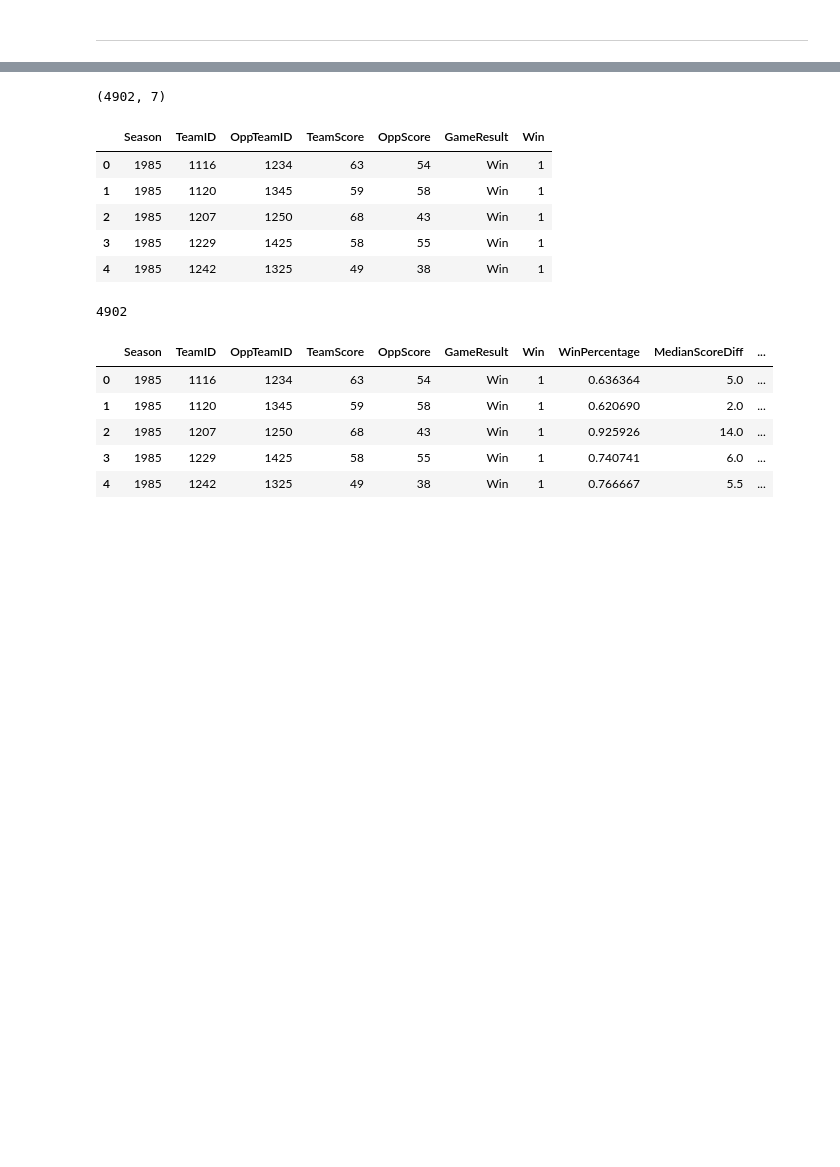
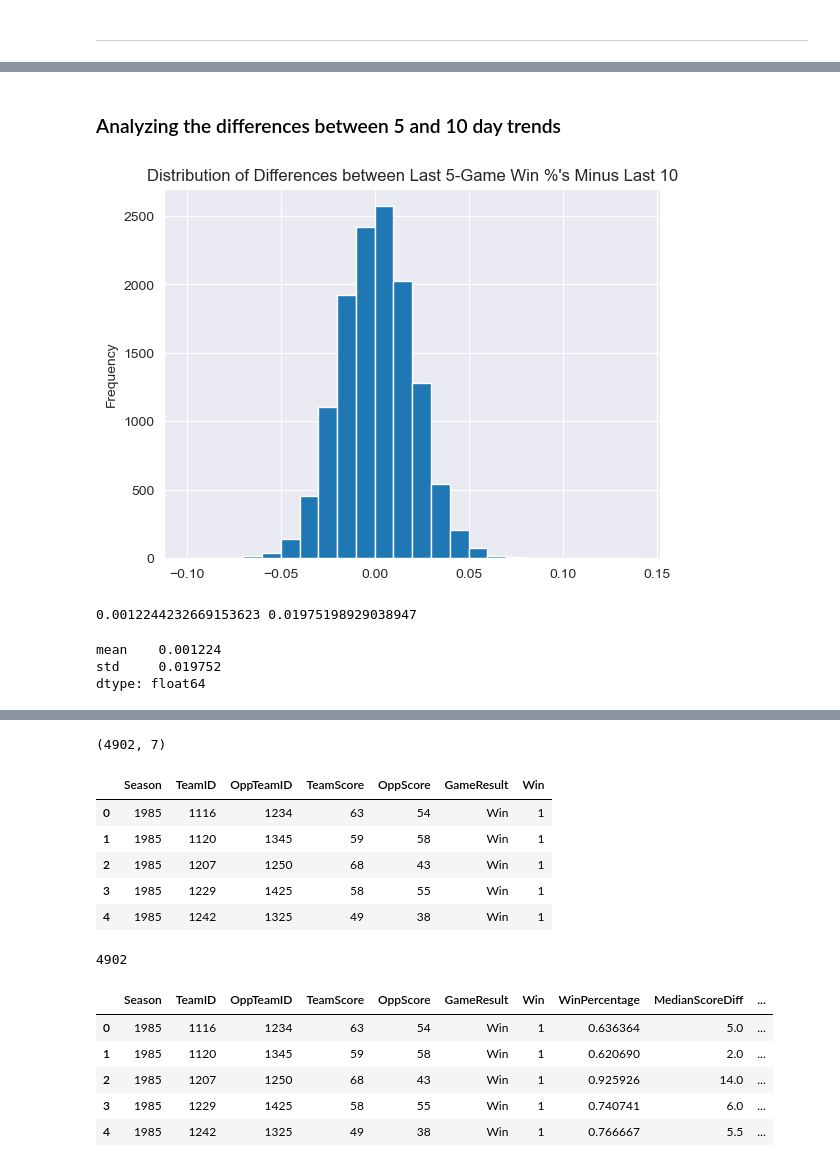
Before and after one commit to dvdhartsman/March_Machine_Learning_Mania_2024, a Jupyter notebook: Data_Understanding_and_Aggregation.ipynb, the cells around one changed output, grey strips where cells are left out. Cells and saved outputs as stored; diff of their text form; code cells hidden in the pictures; blank space fills up the shorter version.

```diff
--- a/Data_Understanding_and_Aggregation.ipynb
+++ b/Data_Understanding_and_Aggregation.ipynb
@@ -1362,3 +1531,4 @@ mens_seeds
 # %%
-# Next step
-mens_seeds["Chalk_Seed"] = mens_seeds["Seed"].str.replace("a", "").str.replace("b", "").str[1:].astype("int")
+# Next step is transferring Seeding information to our aggregated dataframe, sending both alpha-numeric and numeric
+all_seeds["Chalk_Seed"] = all_seeds["Seed"].str.replace("a", "").str.replace("b", "").str[1:].astype("int16")
+all_seeds.head()
@@ -1365,2 +1542,4 @@ mens_seeds["Chalk_Seed"] = mens_seeds["Seed"].str.replace("a", "").str.replace("
 # %%
-df_agg = df_agg.merge(mens_seeds, on=["Season", "TeamID"], how="left")
+# Merging Historical Seed Data - Chalk Seed and Seed added
+
+df_agg = df_agg.merge(all_seeds[["Chalk_Seed", "Seed", "Season", "TeamID"]], on=["Season", "TeamID"], how="left")
@@ -1375,0 +1557,42 @@ df_agg.head()
+# %%
+# Adding some final features
+
+# Win Percentage
+df_agg["win_perc"] = df_agg["Win_Total"] / (df_agg["Win_Total"] + df_agg["Loss_Total"])
+
+# Home Record
+df_agg["home_win_perc"] = df_agg["HomeWins"] / (df_agg["HomeWins"] + df_agg["HomeLoss"])
+
+
+# Road Record
+df_agg["road_win_perc"] = df_agg["RoadWins"] / (df_agg["RoadWins"] + df_agg["RoadLoss"])
+
+# Neutral Site Record
+df_agg["neutral_win_perc"] = df_agg["NeutralWins"] / (df_agg["NeutralWins"] + df_agg["NeutralLoss"])
+
+# OT Wins
+df_agg["ot_win_perc"] = df_agg["OTWins"] / (df_agg["OTWins"] + df_agg["OTLoss"])
+
+# Close Games
+df_agg["close_game_win_perc"] = df_agg["CloseWins"] / df_agg["CloseGames"]
+# %% [markdown]
+### Analyzing the differences between 5 and 10 day trends
+# %%
+# Plotting the distributions of differences between last 5 game win % and last 10 game win %
+
+(df_agg["LastFiveWinPerc"] - df_agg["LastTenWinPerc"])\
+.plot(kind="hist", bins=np.arange(-.1, .15, .01), \
+      title="Distribution of Differences between Last 5-Game Win %'s Minus Last 10");
+# %% [output]
+[figure, added]
+# %%
+# Assigning Pt Estimates for win percentage
+
+win_mean, win_std = (df_agg["LastFiveWinPerc"] - df_agg["LastTenWinPerc"]).agg(["mean", "std"])
+print(win_mean, win_std)
+(df_agg["LastFiveWinPerc"] - df_agg["LastTenWinPerc"]).agg(["mean", "std"])
+# %% [output]
+0.0012244232669153623 0.01975198929038947
+mean    0.001224
+std     0.019752
+dtype: float64
```
Also changed, not shown: parts of 82 cells of this notebook.
